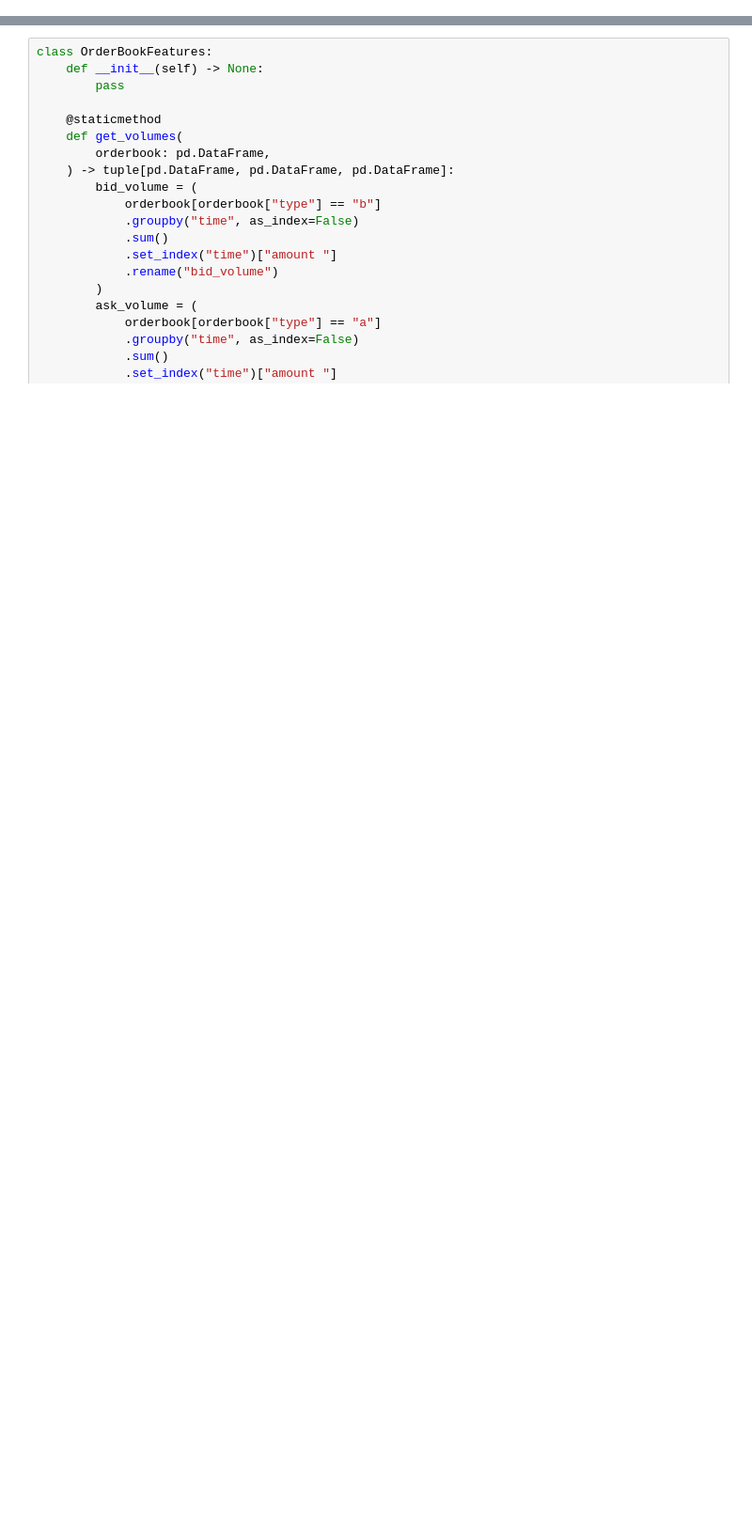
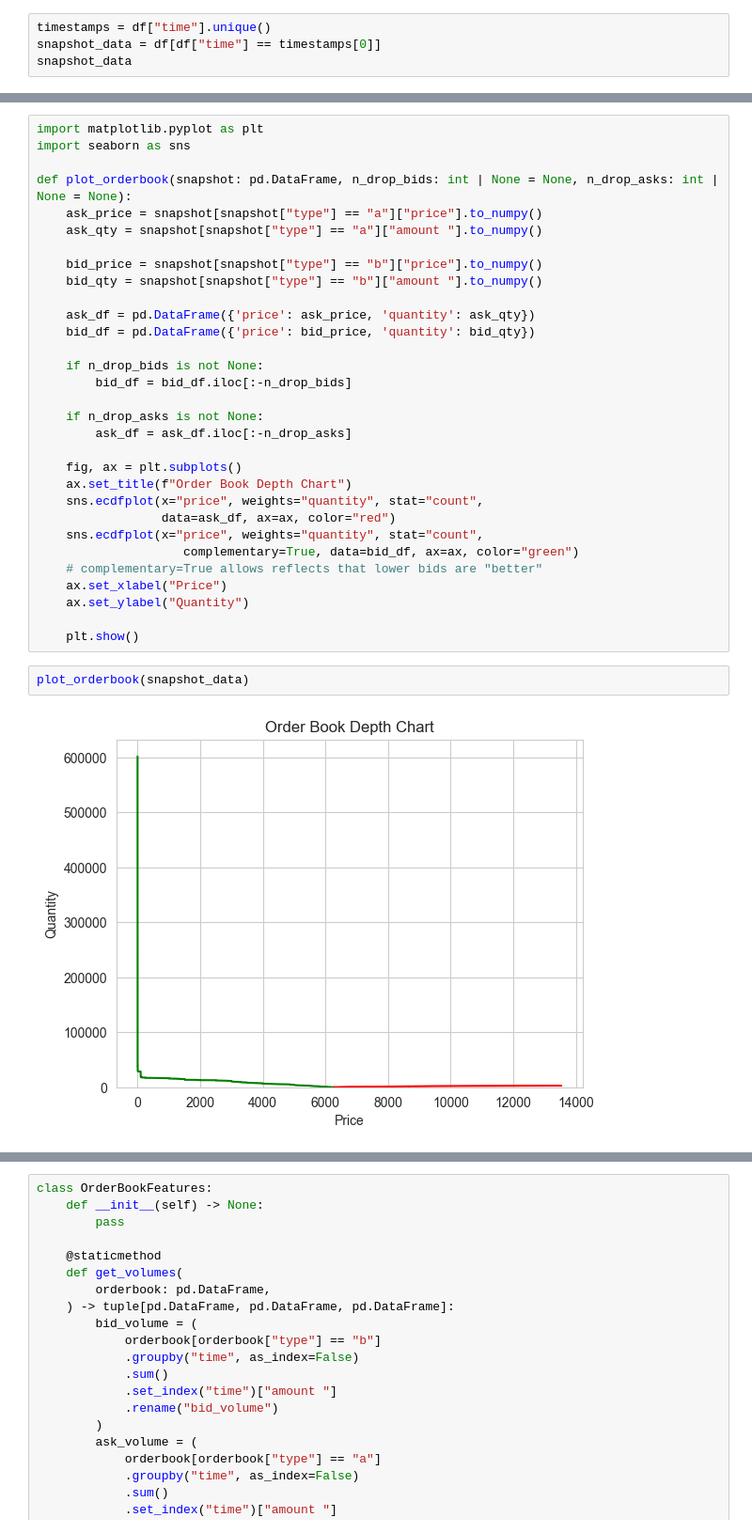
Before and after one commit to v-buchkov/mlfcs, a Jupyter notebook: experiments/v/0_Get_Features.ipynb, the cells around one changed output, grey strips where cells are left out. Shown: that part at 94% size. Cells and saved outputs as stored; diff of their text form; blank space fills up the shorter version.

```diff
--- a/experiments/v/0_Get_Features.ipynb
+++ b/experiments/v/0_Get_Features.ipynb
@@ -27,3 +28,7 @@ df.head()
 | 2 | 1534197602 | b | 6236.78 | 2.402200 |
 | 3 | 1534197602 | b | 6235.02 | 0.040100 |
 | 4 | 1534197602 | b | 6235.00 | 1.000000 |
+# %%
+timestamps = df["time"].unique()
+snapshot_data = df[df["time"] == timestamps[0]]
+snapshot_data
@@ -29,0 +49,35 @@ df.head()
+# %%
+import matplotlib.pyplot as plt
+import seaborn as sns
+
+def plot_orderbook(snapshot: pd.DataFrame, n_drop_bids: int | None = None, n_drop_asks: int | None = None):
+    ask_price = snapshot[snapshot["type"] == "a"]["price"].to_numpy()
+    ask_qty = snapshot[snapshot["type"] == "a"]["amount "].to_numpy()
+
+    bid_price = snapshot[snapshot["type"] == "b"]["price"].to_numpy()
+    bid_qty = snapshot[snapshot["type"] == "b"]["amount "].to_numpy()
+
+    ask_df = pd.DataFrame({'price': ask_price, 'quantity': ask_qty})
+    bid_df = pd.DataFrame({'price': bid_price, 'quantity': bid_qty})
+
+    if n_drop_bids is not None:
+        bid_df = bid_df.iloc[:-n_drop_bids]
+
+    if n_drop_asks is not None:
+        ask_df = ask_df.iloc[:-n_drop_asks]
+
+    fig, ax = plt.subplots()
+    ax.set_title(f"Order Book Depth Chart")
+    sns.ecdfplot(x="price", weights="quantity", stat="count",
+                 data=ask_df, ax=ax, color="red")
+    sns.ecdfplot(x="price", weights="quantity", stat="count",
+                    complementary=True, data=bid_df, ax=ax, color="green")
+    # complementary=True allows reflects that lower bids are "better"
+    ax.set_xlabel("Price")
+    ax.set_ylabel("Quantity")
+
+    plt.show()
+# %%
+plot_orderbook(snapshot_data)
+# %% [output]
+[figure, added]
```
Also changed, not shown: parts of 11 cells of this notebook, 13 other files.
